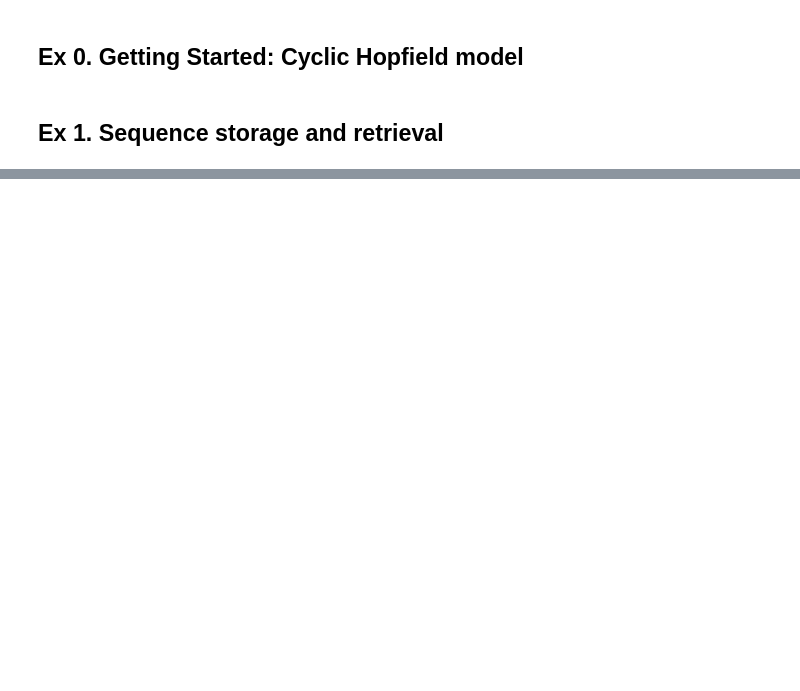
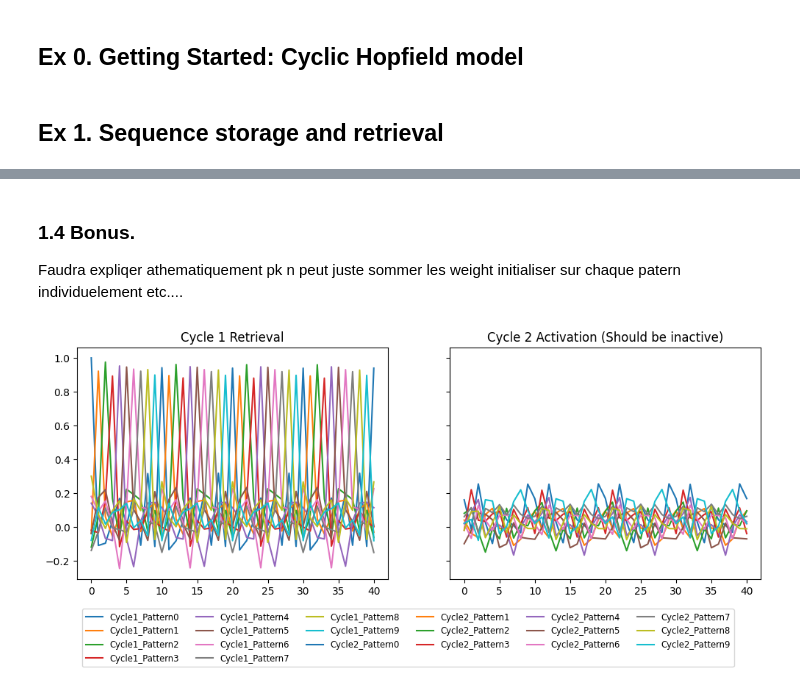
Before and after one commit to maverest/NX_465_mini_project, a Jupyter notebook: NX_465_mini_project.ipynb, the cells around one changed output, grey strips where cells are left out. Drawn from its saved outputs; the diff is of its cells as text; code cells hidden in the pictures; blank space fills up the shorter version.

```diff
--- a/NX_465_mini_project.ipynb
+++ b/NX_465_mini_project.ipynb
@@ -113,3 +154,62 @@ Early stopping itt: 8 | Cycle not retreived in correct order 7 -> 9
+# %% [markdown]
+### **1.4 Bonus.**
+
+Faudra expliqer athematiquement pk n peut juste sommer les weight initialiser sur chaque patern individuelement etc....
+# %%
+def generate_two_patterns_cycle(P_half, N):
+    cycle1 = np.random.choice([-1, 1], size=(P_half, N))
+    cycle2 = np.random.choice([-1, 1], size=(P_half, N))
+    return cycle1, cycle2
+
+def build_W_from_one_cycle_patterns(patterns):
+    P, N = patterns.shape
+    W = np.zeros((N, N))
+    for mu in range(P):
+        prev = (mu - 1) % P
+        W += np.outer(patterns[mu], patterns[prev])
+    return W / N
+
+cycle1, cycle2 = generate_two_patterns_cycle(10, 100)
+W1 = build_W_from_one_cycle_patterns(cycle1)
+W2 = build_W_from_one_cycle_patterns(cycle2)
+W_total = W1 + W2
+
+def S_update(W, S0, beta, n_max):
+    S = S0.copy()
+    S_track = [S.copy()]
+    for i in range(n_max):
+        S = np.tanh(beta * np.dot(W,S))
+        S_track.append(S.copy())
+    return np.array(S_track)
+
+
+def compute_overlaps(S_track, patterns):
+    return np.dot(S_track, patterns.T) / patterns.shape[1]
+
+S1_0 = cycle1[0].copy()
+S1 = S_update(W_total, S1_0, beta=4, n_max=40)
+m1 = compute_overlaps(S1, cycle1)
+m2 = compute_overlaps(S1, cycle2)
+
+fig, (ax1, ax2) = plt.subplots(1, 2, figsize=(12, 5), sharey=True)
+
+ax1.set_title("Cycle 1 Retrieval")
+lines1 = [ax1.plot(m1[:, i], label=f"Cycle1_Pattern{i}") for i in range(m1.shape[1])]
+
+ax2.set_title("Cycle 2 Activation (Should be inactive)")
+lines2 = [ax2.plot(m2[:, i], label=f"Cycle2_Pattern{i}") for i in range(m2.shape[1])]
+
+
+handles1, labels1 = ax1.get_legend_handles_labels()
+handles2, labels2 = ax2.get_legend_handles_labels()
+fig.legend(handles1 + handles2, labels1 + labels2,
+           loc='lower center', bbox_to_anchor=(0.5, 0.0), ncol=6, fontsize='small')
+
+plt.subplots_adjust(bottom=0.25)
+
+plt.show()
+# %% [output]
+[figure, added]
 # %%
 # def is_cycle_retreived( P = 10, N = 100, beta = 4, n_max = 20, plot= False, ):
 #     """
```
Also changed, not shown: parts of 5 cells of this notebook.
